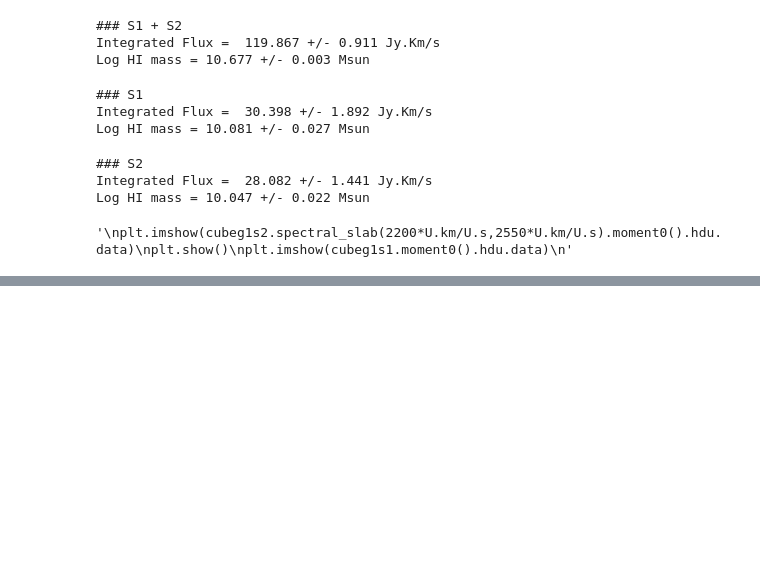
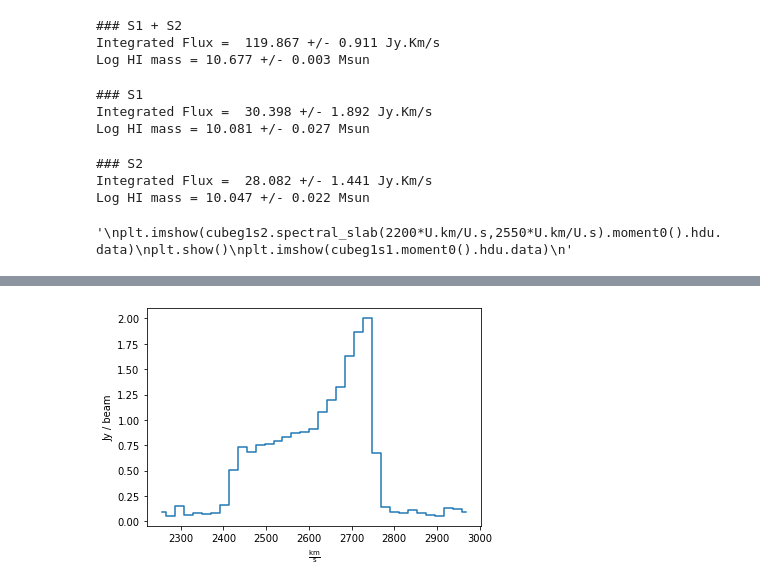
Before and after one commit to spectram/meerchoirs, a Jupyter notebook: g1vla-analysis.ipynb, the cells around one changed output, grey strips where cells are left out. Drawn from its saved outputs; the diff is of its cells as text; code cells hidden in the pictures; blank space fills up the shorter version.

```diff
--- a/g1vla-analysis.ipynb
+++ b/g1vla-analysis.ipynb
@@ -360,0 +361,4 @@ sg1s1.quicklook()
+# %%
+specg1s1.quicklook()
+# %% [output]
+[figure, added]
```
Also changed, not shown: parts of 4 cells of this notebook.
